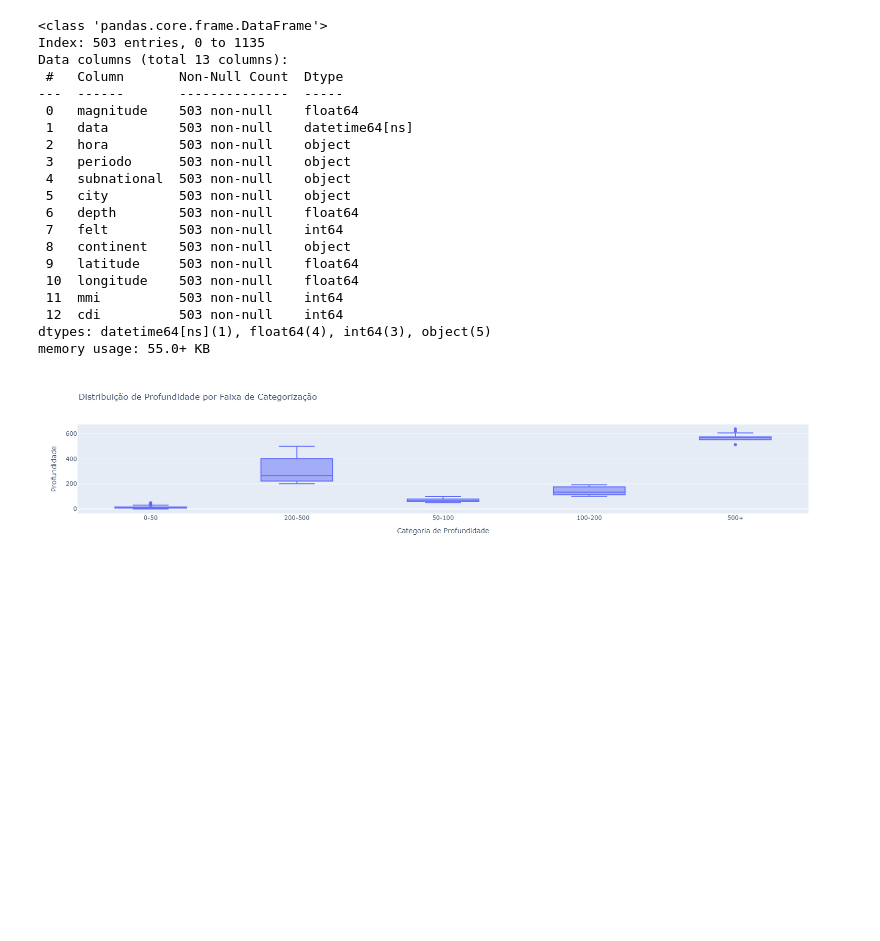
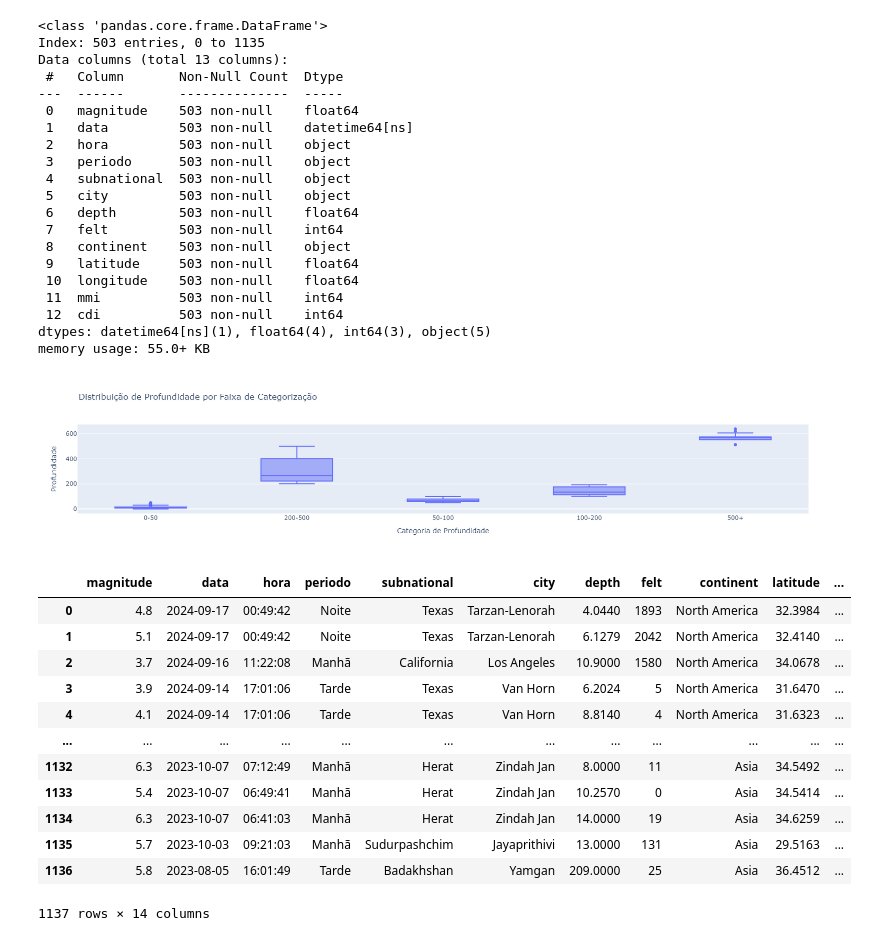
Before and after one commit to Lucas05DEV/gc24-Attack-on-Python, a Jupyter notebook: attack_on_python.ipynb, the cells around one changed output. Cells and saved outputs as stored; diff of their text form; code cells hidden in the pictures; blank space fills up the shorter version.

Commit message:
feat: analisando e tratando outliers, criacao da coluna [depth_categoria]

```diff
--- a/attack_on_python.ipynb
+++ b/attack_on_python.ipynb
@@ -330,3 +330,19 @@ fig = px.box(
 fig.show()
 # %% [output]
 [figure]
+# %%
+df_selecionado
+# %% [output]
+|  | magnitude | data | hora | periodo | subnational | city | depth | felt | continent | latitude | ... |
+| 0 | 4.8 | 2024-09-17 | 00:49:42 | Noite | Texas | Tarzan-Lenorah | 4.0440 | 1893 | North America | 32.3984 | ... |
+| 1 | 5.1 | 2024-09-17 | 00:49:42 | Noite | Texas | Tarzan-Lenorah | 6.1279 | 2042 | North America | 32.4140 | ... |
+| 2 | 3.7 | 2024-09-16 | 11:22:08 | Manhã | California | Los Angeles | 10.9000 | 1580 | North America | 34.0678 | ... |
+| 3 | 3.9 | 2024-09-14 | 17:01:06 | Tarde | Texas | Van Horn | 6.2024 | 5 | North America | 31.6470 | ... |
+| 4 | 4.1 | 2024-09-14 | 17:01:06 | Tarde | Texas | Van Horn | 8.8140 | 4 | North America | 31.6323 | ... |
+| ... | ... | ... | ... | ... | ... | ... | ... | ... | ... | ... | ... |
+| 1132 | 6.3 | 2023-10-07 | 07:12:49 | Manhã | Herat | Zindah Jan | 8.0000 | 11 | Asia | 34.5492 | ... |
+| 1133 | 5.4 | 2023-10-07 | 06:49:41 | Manhã | Herat | Zindah Jan | 10.2570 | 0 | Asia | 34.5414 | ... |
+| 1134 | 6.3 | 2023-10-07 | 06:41:03 | Manhã | Herat | Zindah Jan | 14.0000 | 19 | Asia | 34.6259 | ... |
+| 1135 | 5.7 | 2023-10-03 | 09:21:03 | Manhã | Sudurpashchim | Jayaprithivi | 13.0000 | 131 | Asia | 29.5163 | ... |
+| 1136 | 5.8 | 2023-08-05 | 16:01:49 | Tarde | Badakhshan | Yamgan | 209.0000 | 25 | Asia | 36.4512 | ... |
+1137 rows × 14 columns
```
